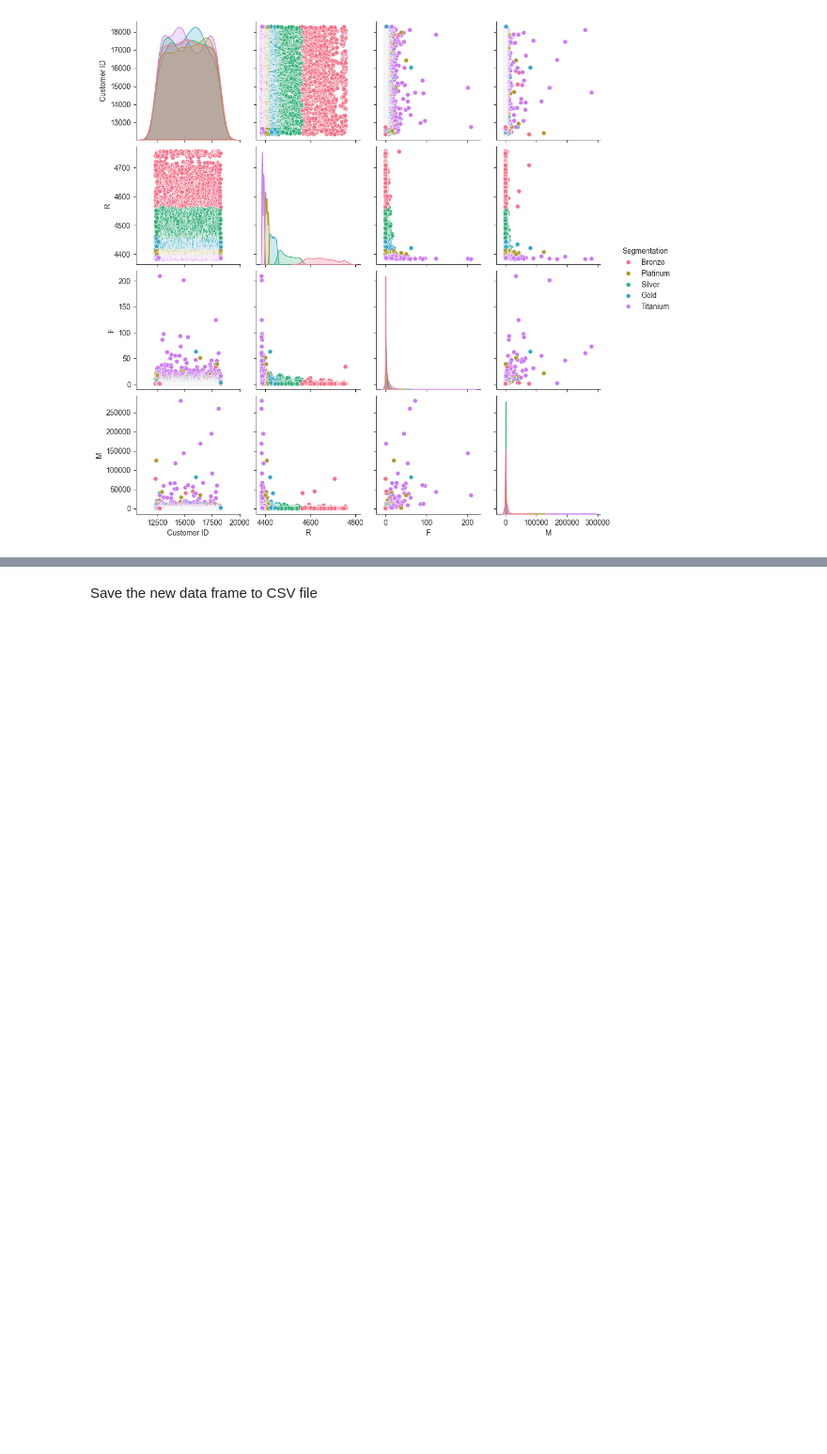
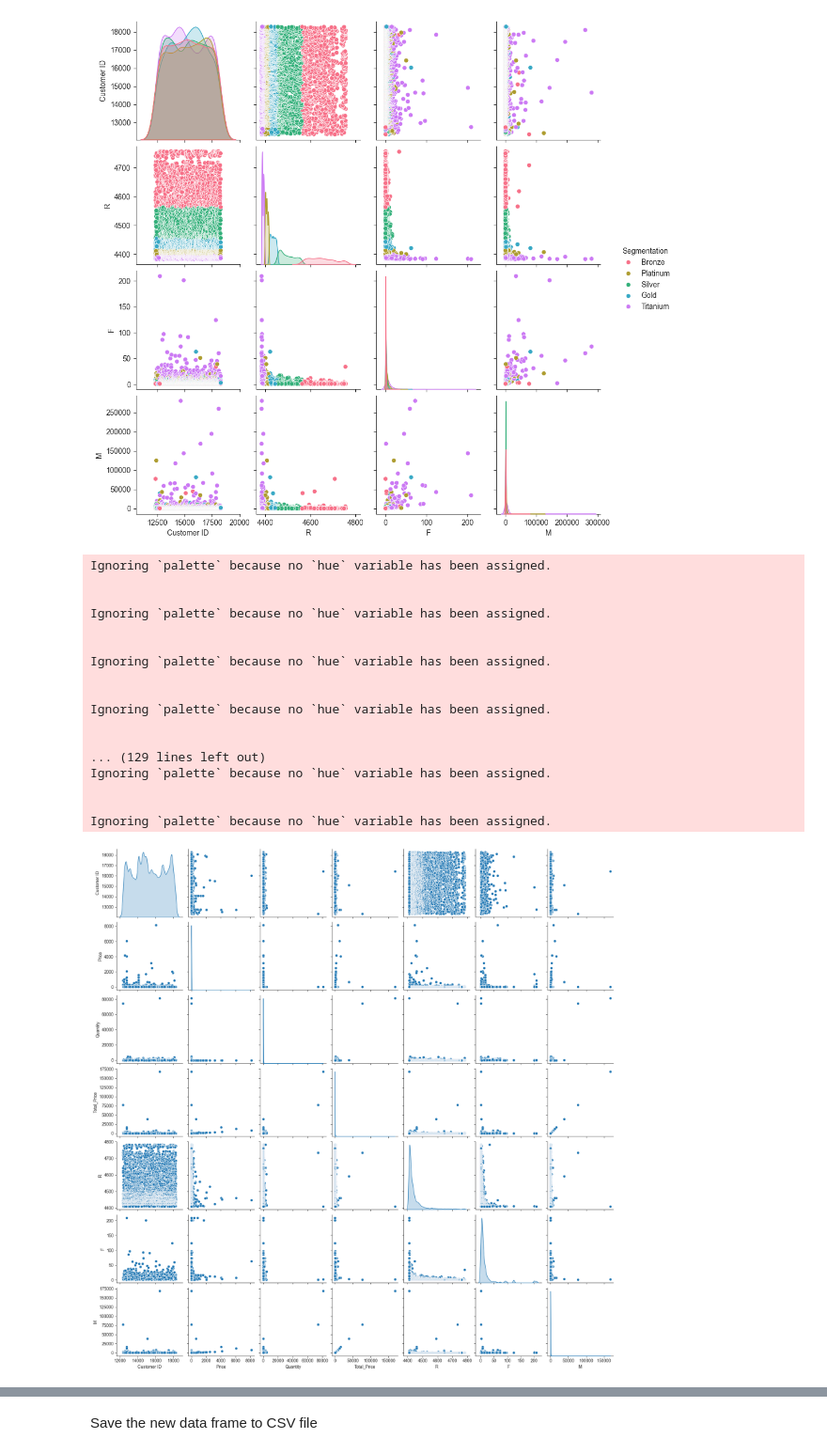
Before and after one commit to MohamedKMostafa/segmentation, a Jupyter notebook: Customer segmentation.ipynb, the cells around one changed output, grey strips where cells are left out. Shown at 94% size. Drawn from its saved outputs; the diff is of its cells as text; code cells hidden in the pictures; blank space fills up the shorter version.

```diff
--- a/Customer segmentation.ipynb
+++ b/Customer segmentation.ipynb
@@ -536,6 +645,31 @@ sns.pairplot(RFM,hue = 'Segmentation',diag_kind = "kde",kind = "scatter",palette
 plt.show()
 # %% [output]
 [figure]
+# %%
+"""Visualize segmentataion """
+segment_order = ['Bronze', 'Silver', 'Gold', 'Platinum', 'Titanium']
+sns.set_style("ticks")
+sns.pairplot(Customer_df,hue_order= segment_order,diag_kind = "kde",kind = "scatter",palette = "husl")
+plt.show()
+# %% [output]
+Ignoring `palette` because no `hue` variable has been assigned.
+
+
+Ignoring `palette` because no `hue` variable has been assigned.
+
+
+Ignoring `palette` because no `hue` variable has been assigned.
+
+
+Ignoring `palette` because no `hue` variable has been assigned.
+
+
+... (129 lines left out)
+Ignoring `palette` because no `hue` variable has been assigned.
+
+
+Ignoring `palette` because no `hue` variable has been assigned.
+[figure, added]
 # %%
 """Visualize Country based on Segmentation score"""
 plt.figure(figsize=(10, 6))
```
Also changed, not shown: parts of 12 cells of this notebook, 2 other files.
